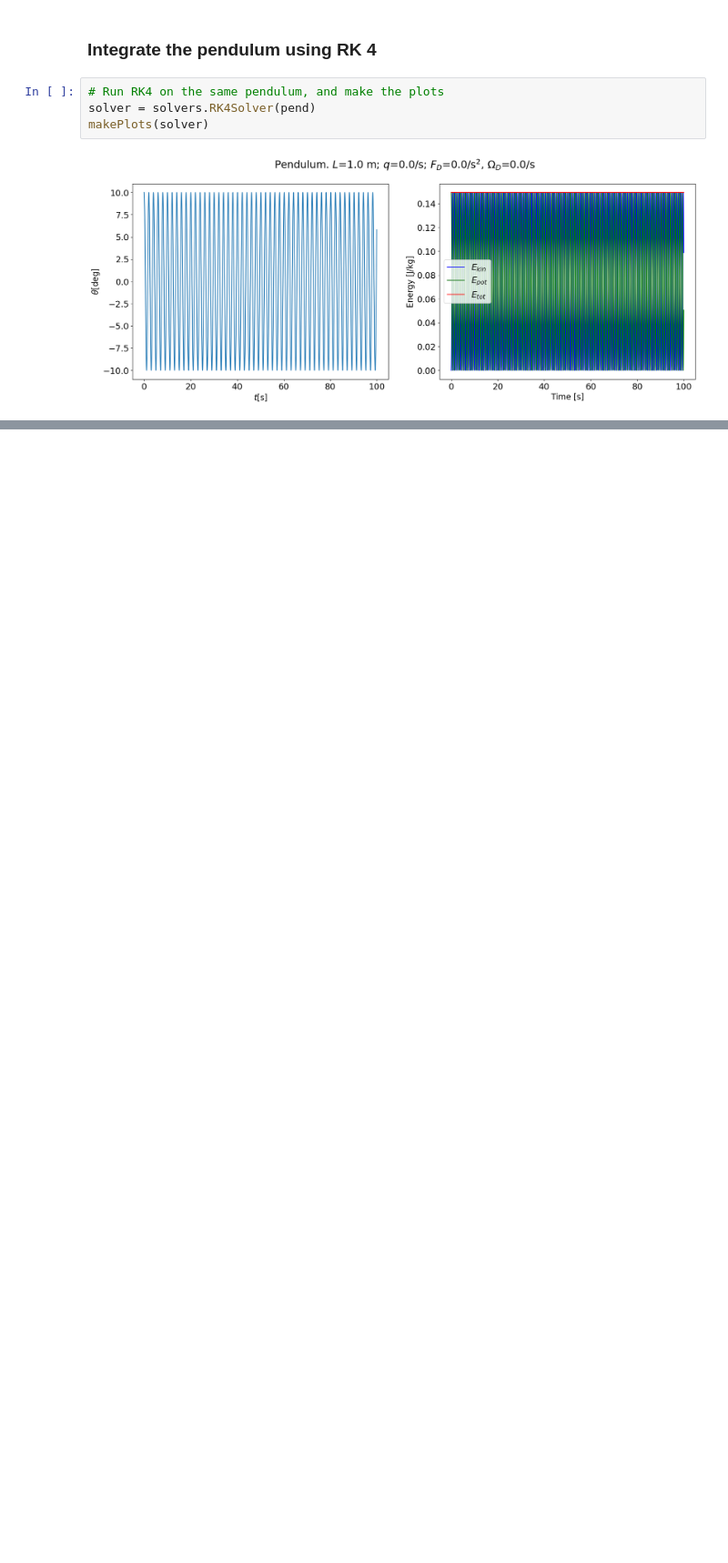
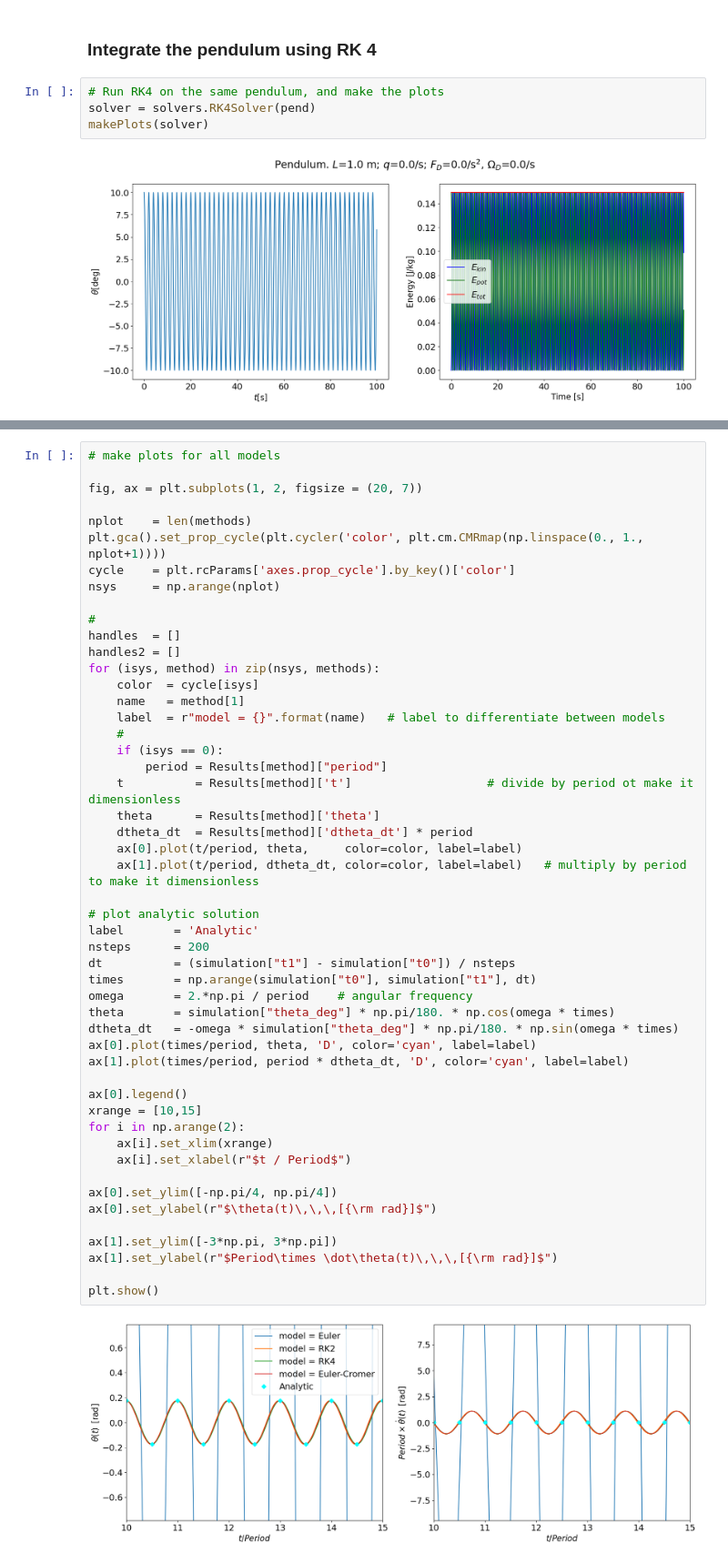
Before and after one commit to keithonpy/Scientific_Computing, a Jupyter notebook: 3. Harmonic Motion/harmonic_motion.ipynb, the cells around one changed output, grey strips where cells are left out. Shown at 91% size. Saved outputs shown, nothing was run; the diff lists cells and outputs as text; blank space fills up the shorter version.

Commit message:
make comparison among the methods

```diff
--- a/3. Harmonic Motion/harmonic_motion.ipynb
+++ b/3. Harmonic Motion/harmonic_motion.ipynb
@@ -451,0 +515,52 @@ makePlots(ECsolver,dt=0.02,t1=100)
+# %%
+# make plots for all models
+
+fig, ax = plt.subplots(1, 2, figsize = (20, 7))
+
+nplot    = len(methods)
+plt.gca().set_prop_cycle(plt.cycler('color', plt.cm.CMRmap(np.linspace(0., 1., nplot+1))))
+cycle    = plt.rcParams['axes.prop_cycle'].by_key()['color']
+nsys     = np.arange(nplot)
+
+#
+handles  = []
+handles2 = []
+for (isys, method) in zip(nsys, methods):
+    color  = cycle[isys]
+    name   = method[1]
+    label  = r"model = {}".format(name)   # label to differentiate between models
+    #
+    if (isys == 0):
+        period = Results[method]["period"]
+    t          = Results[method]['t']                   # divide by period ot make it dimensionless
+    theta      = Results[method]['theta']
+    dtheta_dt  = Results[method]['dtheta_dt'] * period
+    ax[0].plot(t/period, theta,     color=color, label=label)
+    ax[1].plot(t/period, dtheta_dt, color=color, label=label)   # multiply by period to make it dimensionless
+
+# plot analytic solution
+label       = 'Analytic'
+nsteps      = 200
+dt          = (simulation["t1"] - simulation["t0"]) / nsteps
+times       = np.arange(simulation["t0"], simulation["t1"], dt)
+omega       = 2.*np.pi / period    # angular frequency
+theta       = simulation["theta_deg"] * np.pi/180. * np.cos(omega * times)
+dtheta_dt   = -omega * simulation["theta_deg"] * np.pi/180. * np.sin(omega * times)
+ax[0].plot(times/period, theta, 'D', color='cyan', label=label)
+ax[1].plot(times/period, period * dtheta_dt, 'D', color='cyan', label=label)
+
+ax[0].legend()
+xrange = [10,15]
+for i in np.arange(2):
+    ax[i].set_xlim(xrange)
+    ax[i].set_xlabel(r"$t / Period$")
+
+ax[0].set_ylim([-np.pi/4, np.pi/4])
+ax[0].set_ylabel(r"$\theta(t)\,\,\,[{\rm rad}]$")
+
+ax[1].set_ylim([-3*np.pi, 3*np.pi])
+ax[1].set_ylabel(r"$Period\times \dot\theta(t)\,\,\,[{\rm rad}]$")
+
+plt.show()
+# %% [output]
+[figure, added]
```
Also changed, not shown: parts of 8 cells of this notebook.
